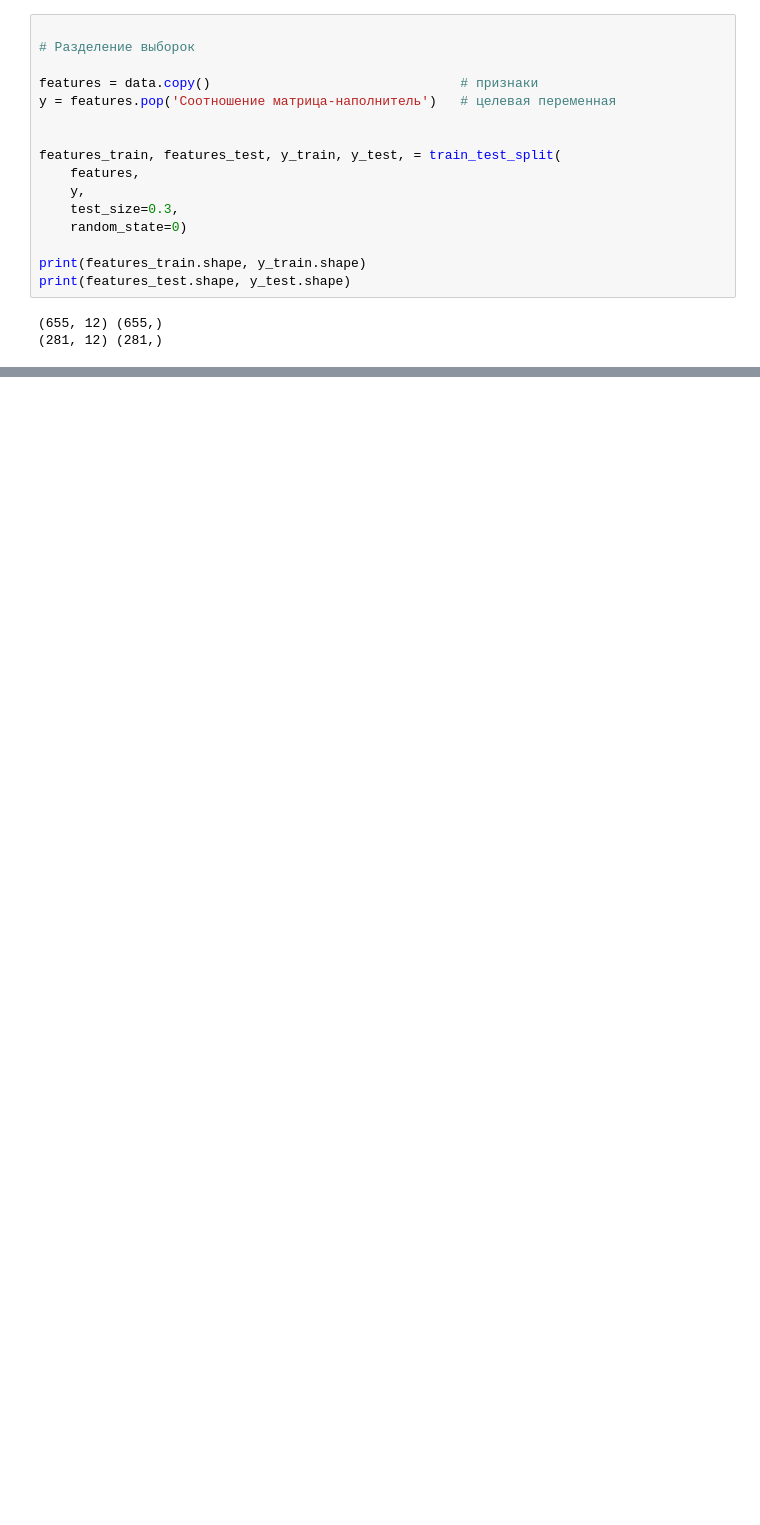
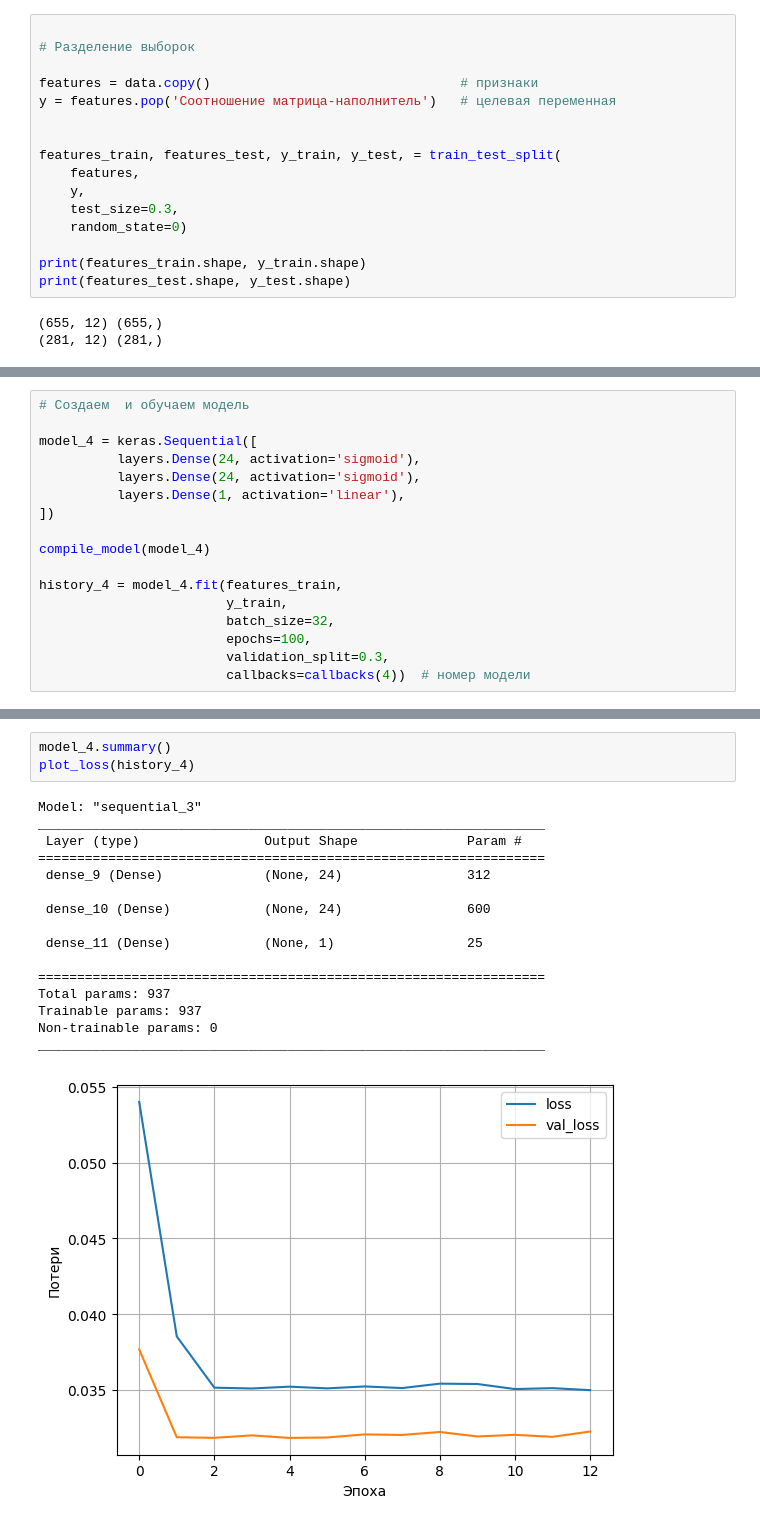
Before and after one commit to Svkhorol/Diploma-Project-Bauman-MSTU, a Jupyter notebook: notebooks/4_Modeling.ipynb, the cells around one changed output, grey strips where cells are left out. Drawn from its saved outputs; the diff is of its cells as text; blank space fills up the shorter version.

```diff
--- a/notebooks/4_Modeling.ipynb
+++ b/notebooks/4_Modeling.ipynb
@@ -924,0 +1022,17 @@ pd.DataFrame(history.history).plot(figsize=(8,6)) # метрики и функц
+# %%
+# Создаем  и обучаем модель
+
+model_4 = keras.Sequential([
+          layers.Dense(24, activation='sigmoid'),
+          layers.Dense(24, activation='sigmoid'),
+          layers.Dense(1, activation='linear'),
+])
+
+compile_model(model_4)
+
+history_4 = model_4.fit(features_train,
+                        y_train,
+                        batch_size=32,
+                        epochs=100,
+                        validation_split=0.3,
+                        callbacks=callbacks(4))  # номер модели
@@ -924,0 +1057,20 @@ pd.DataFrame(history.history).plot(figsize=(8,6)) # метрики и функц
+# %%
+model_4.summary()
+plot_loss(history_4)
+# %% [output]
+Model: "sequential_3"
+_________________________________________________________________
+ Layer (type)                Output Shape              Param #
+=================================================================
+ dense_9 (Dense)             (None, 24)                312
+
+ dense_10 (Dense)            (None, 24)                600
+
+ dense_11 (Dense)            (None, 1)                 25
+
+=================================================================
+Total params: 937
+Trainable params: 937
+Non-trainable params: 0
+_________________________________________________________________
+[figure, added]
```
Also changed, not shown: parts of 58 cells of this notebook.
